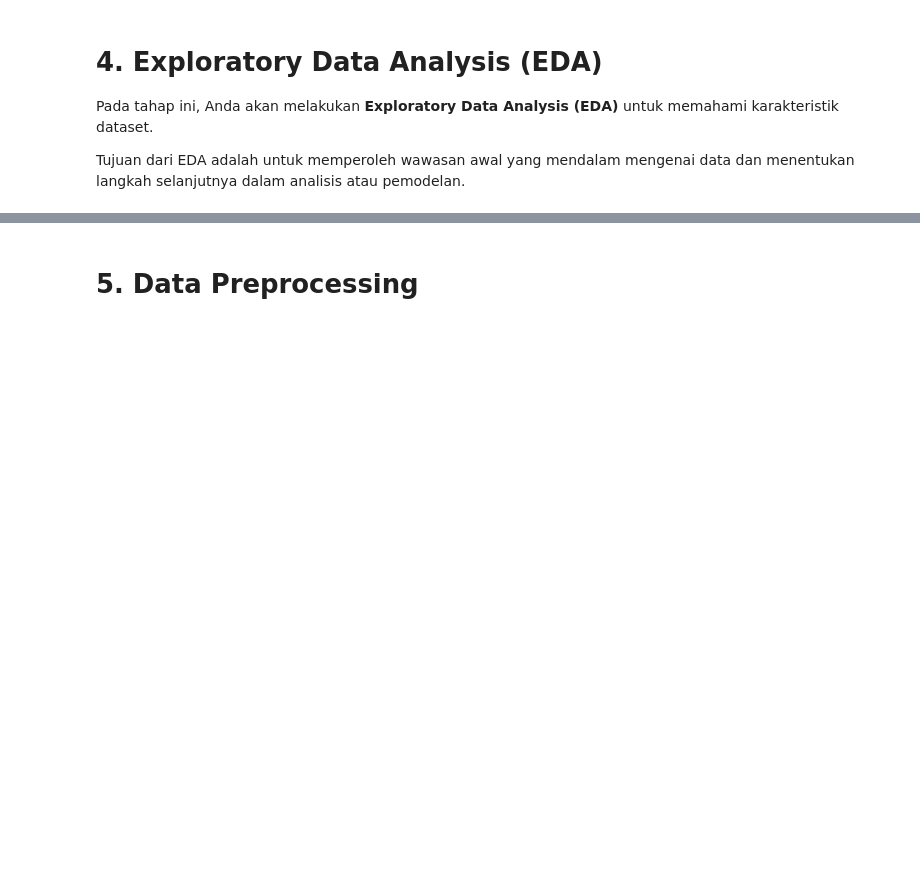
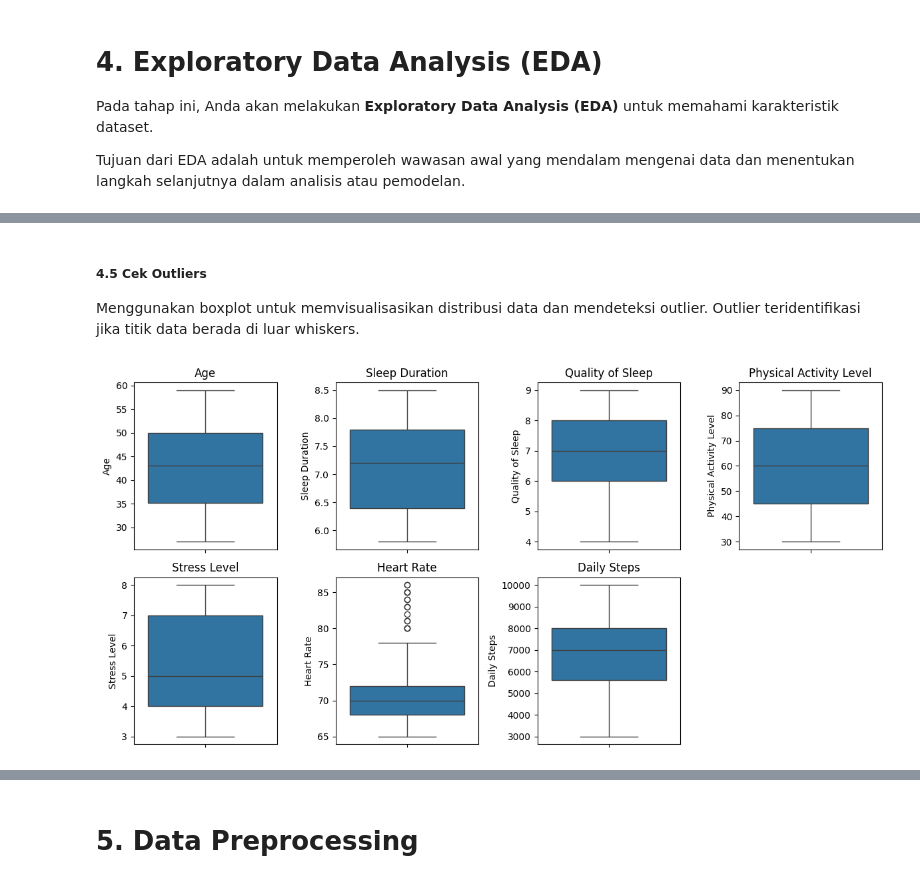
Before and after one commit to mellisadmyn/Eksperimen_SML_Mellisa, a Jupyter notebook: preprocessing/Eksperimen_Mellisa.ipynb, the cells around one changed output, grey strips where cells are left out. Saved outputs shown, nothing was run; the diff lists cells and outputs as text; code cells hidden in the pictures; blank space fills up the shorter version.

```diff
--- a/preprocessing/Eksperimen_Mellisa.ipynb
+++ b/preprocessing/Eksperimen_Mellisa.ipynb
@@ -31,0 +284,17 @@ Tujuan dari EDA adalah untuk memperoleh wawasan awal yang mendalam mengenai data
+# %% [markdown]
+##### **4.5 Cek Outliers**
+
+Menggunakan boxplot untuk memvisualisasikan distribusi data dan mendeteksi outlier. Outlier teridentifikasi jika titik data berada di luar whiskers.
+# %%
+numerical_columns = [x for x in data.select_dtypes(include='number').columns if x != 'Person ID']
+
+plt.figure(figsize=(12, 6))
+for i, col in enumerate(numerical_columns):
+    plt.subplot(2, 4, i + 1)
+    sns.boxplot(y=data[col])
+    plt.title(col)
+
+plt.tight_layout()
+plt.show()
+# %% [output]
+[figure, added]
```
Also changed, not shown: parts of 52 cells of this notebook.
